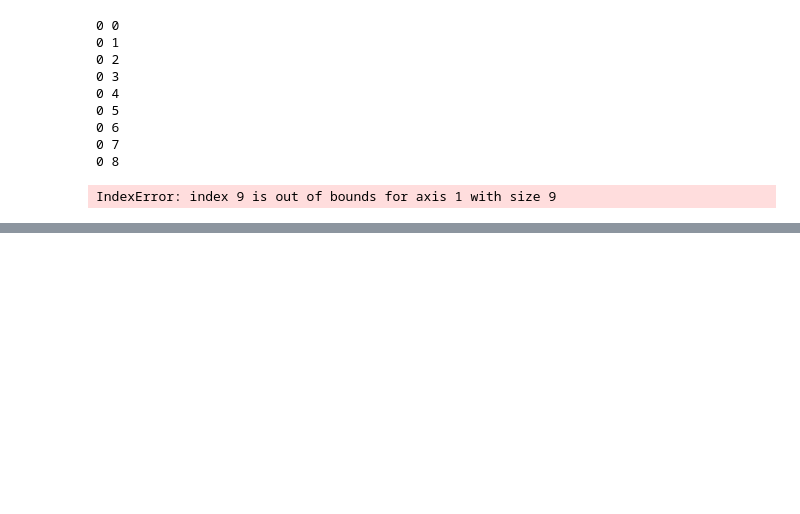
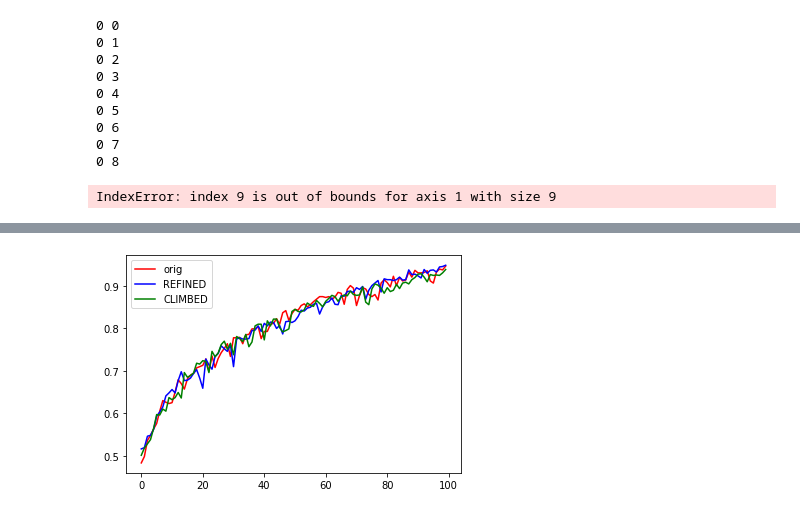
Before and after one commit to eleniel-mocna/Refined, a Jupyter notebook: main.ipynb, the cells around one changed output, grey strips where cells are left out. Saved outputs shown, nothing was run; the diff lists cells and outputs as text; code cells hidden in the pictures; blank space fills up the shorter version.

```diff
--- a/main.ipynb
+++ b/main.ipynb
@@ -229,6 +350,7 @@ IndexError: index 9 is out of bounds for axis 1 with size 9
 # %%
 orig_X = np.array([i.reshape(SIDE_SIZE,SIDE_SIZE,1) for i in samples])
 X = np.array([i[o].reshape(SIDE_SIZE,SIDE_SIZE,1) for i in samples])
+climbed_X = np.array([i[hof.best_individual.reshape(1,900)].reshape(SIDE_SIZE,SIDE_SIZE,1) for i in samples])
 y = labels
 # %%
 import random
@@ -245,14 +367,16 @@ from tensorflow.keras.layers import Activation
 from tensorflow.keras.activations import linear, relu
 from tensorflow.nn import softmax
 # %%
-model = tf.keras.models.Sequential([])
-model.add(InputLayer(input_shape = (SIDE_SIZE, SIDE_SIZE,1)))
-model.add(Conv2D(filters=16, kernel_size=(5, 5), activation=relu))
-model.add(MaxPool2D(strides=2, pool_size=(2, 2)))
-# model.add(Conv2D(filters=64, kernel_size=5, activation=relu))
-# model.add(MaxPool2D(strides=2, pool_size=(2, 2)))
-model.add(Flatten(name='Flatten'))
-model.add(Dense(units=32, activation=relu))
-model.add(Dense(units=1, name='logits', activation="sigmoid"))
-model.compile(loss=tf.keras.losses.BinaryCrossentropy(), optimizer='adam', metrics=['accuracy'])
-model.summary()
+def create_model():
+    model = tf.keras.models.Sequential([])
+    model.add(InputLayer(input_shape = (SIDE_SIZE, SIDE_SIZE,1)))
+    model.add(Conv2D(filters=5, kernel_size=(5, 5), activation=relu))
+    model.add(MaxPool2D(strides=2, pool_size=(2, 2)))
+    # model.add(Conv2D(filters=64, kernel_size=5, activation=relu))
+    # model.add(MaxPool2D(strides=2, pool_size=(2, 2)))
+    model.add(Flatten(name='Flatten'))
+    # model.add(Dense(units=32, activation=relu))
+    model.add(Dense(units=1, name='logits', activation="sigmoid"))
+    model.compile(loss=tf.keras.losses.BinaryCrossentropy(), optimizer='adam', metrics=['accuracy'])
+    print(model.summary())
+    return model
@@ -278,2 +382,0 @@ _________________________________________________________________
-# %%
-model.fit(X,y, epochs=100)
@@ -298,0 +383,7 @@ KeyboardInterrupt:
+# %%
+refined_model = create_model()
+refined_callbacks = refined_model.fit(X,y, epochs=100)
+orig_model = create_model()
+orig_callbacks = orig_model.fit(orig_X,y, epochs=100)
+climbed_model = create_model()
+climbed_callbacks = climbed_model.fit(climbed_X,y, epochs=100)
@@ -298,0 +408,8 @@ KeyboardInterrupt:
+# %%
+plt.plot(orig_callbacks.history["accuracy"], c="r", label="orig")
+plt.plot(refined_callbacks.history["accuracy"], c="b", label="REFINED")
+plt.plot(climbed_callbacks.history["accuracy"], c="g", label="CLIMBED")
+plt.legend()
+plt.show()
+# %% [output]
+[figure, added]
```
Also changed, not shown: parts of 26 cells of this notebook, 1 other file.
